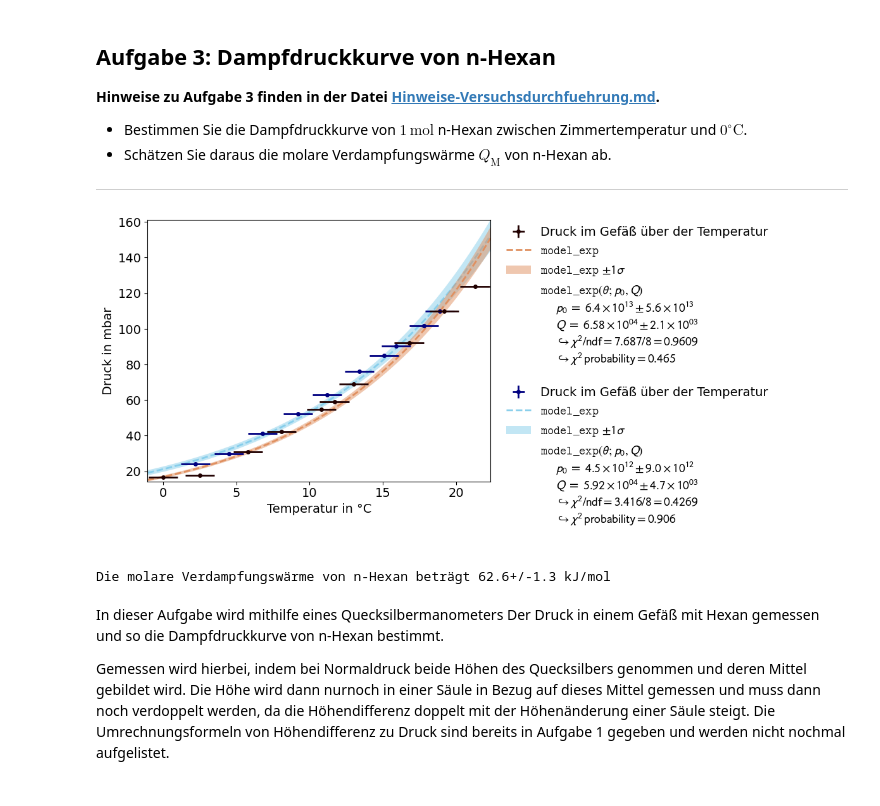
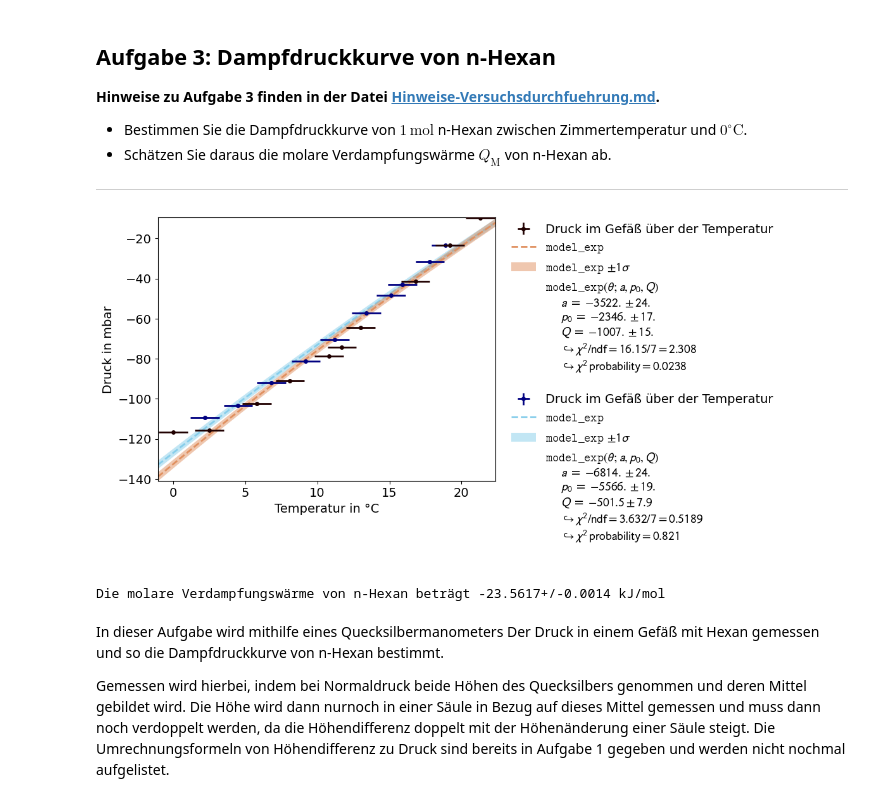
Before and after one commit to MRNock04/P2, a Jupyter notebook: Ideales_und_reales_Gas/Ideales_und_reales_Gas.ipynb, the cells around one changed output. Saved outputs shown, nothing was run; the diff lists cells and outputs as text; code cells hidden in the pictures.

```diff
--- a/Ideales_und_reales_Gas/Ideales_und_reales_Gas.ipynb
+++ b/Ideales_und_reales_Gas/Ideales_und_reales_Gas.ipynb
@@ -413,11 +413,11 @@ Wir erhalten durch die Mittelung einen recht guten Wert für den Adiabatenkoeffi
 
 ---
 # %%
-def model_exp(theta,p_0=0,Q=0):
-    return p_0 * np.exp(-Q/(8.314*(theta+273.15)))
+def model_exp(theta,a,p_0=0,Q=0):
+    return p_0 * np.exp(-Q/(8.314*(theta+273.15))) - a
 
 # Bestimmung der Messwerte und verschieben in passende Arrays
-h_l = 50.11
+h_l = 40.11
 h_r = 40.83
 h_03 = (h_l + h_r)/2
 
@@ -425,34 +425,34 @@ h_runter = np.array([40.83,41.35,42.02,42.89,43.26,43.42, 43.88, 44.31, 44.81, 4
 h_hoch = np.array([44.57,44.35,43.92,43.51,43.11,42.61,42.28,42.08,41.65,41.35])
 
 T_runter = [21.3,19.2,16.8,13.,11.7,10.8,8.1,5.8,2.5,0]
 T_hoch = [2.2,4.5,6.8,9.2,11.2,13.4,15.1,15.9,17.8,18.9]
 
 p_runter = lam*(h_03-h_runter)*20
 p_hoch = lam*(h_03-h_hoch)*20
 
 #erstellen eines Fits
 xy_data1 = kafe2.XYContainer(T_runter,p_runter)
 xy_data1.axis_labels = ('Temperatur in °C','Druck in mbar')
 xy_data1.label = 'Druck im Gefäß über der Temperatur'
 
 fit1 = kafe2.XYFit(xy_data1,model_exp)
 fit1.add_error('x',err_val = 1)
 fit1.add_error('y',err_val = 1.33322*0.2)
 fit1.do_fit()
 
 xy_data2 = kafe2.XYContainer(T_hoch,p_hoch)
 xy_data2.axis_labels = ('Temperatur in °C','Druck in mbar')
 xy_data2.label = 'Druck im Gefäß über der Temperatur'
 
 fit2 = kafe2.XYFit(xy_data2,model_exp)
 fit2.add_error('x',err_val = 1)
 fit2.add_error('y',err_val = 1.33322*0.2)
 fit2.do_fit()
 
 plot = kafe2.plot([fit1,fit2])
 plt.show()
 # %% [output]
-[figure, old version]
+[figure, new version]
 # %%
 Q_1 = ufloat(fit1.parameter_values[1],fit1.parameter_errors[1])
 Q_2 = ufloat(fit2.parameter_values[1],fit2.parameter_errors[1])
@@ -460,7 +460,7 @@ Q_2 = ufloat(fit2.parameter_values[1],fit2.parameter_errors[1])
 Q = ufloat((Q_1.n/Q_1.s**2 + Q_2.n/Q_2.s**2)/(1/Q_1.s**2 + 1/Q_2.s**2), np.sqrt(2/(1/Q_1.s**2 + 1/Q_2.s**2)))
 print(f'Die molare Verdampfungswärme von n-Hexan beträgt {Q/1000} kJ/mol')#
 # %% [output]
-Die molare Verdampfungswärme von n-Hexan beträgt 62.6+/-1.3 kJ/mol
+Die molare Verdampfungswärme von n-Hexan beträgt -23.5617+/-0.0014 kJ/mol
 # %% [markdown]
 In dieser Aufgabe wird mithilfe eines Quecksilbermanometers Der Druck in einem Gefäß mit Hexan gemessen und so die Dampfdruckkurve von n-Hexan bestimmt.
 
```
